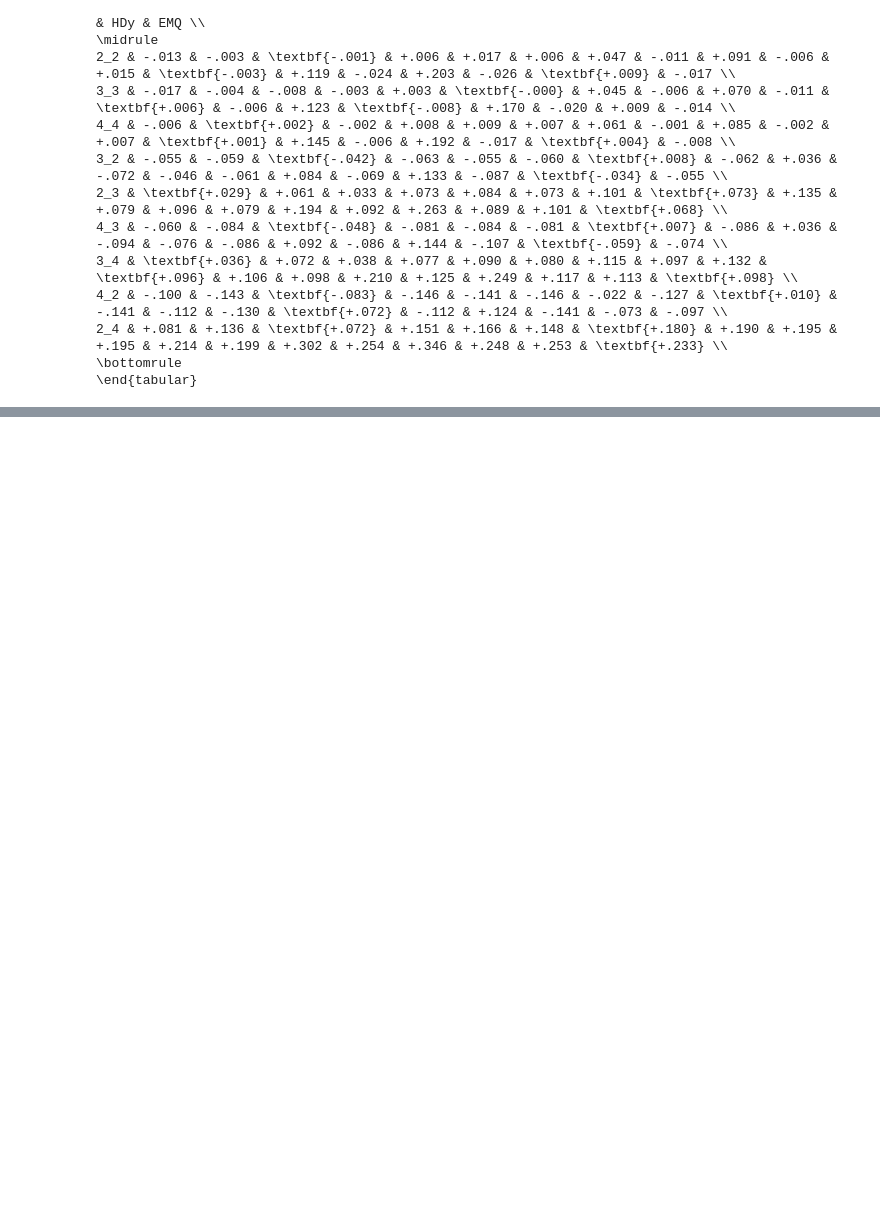
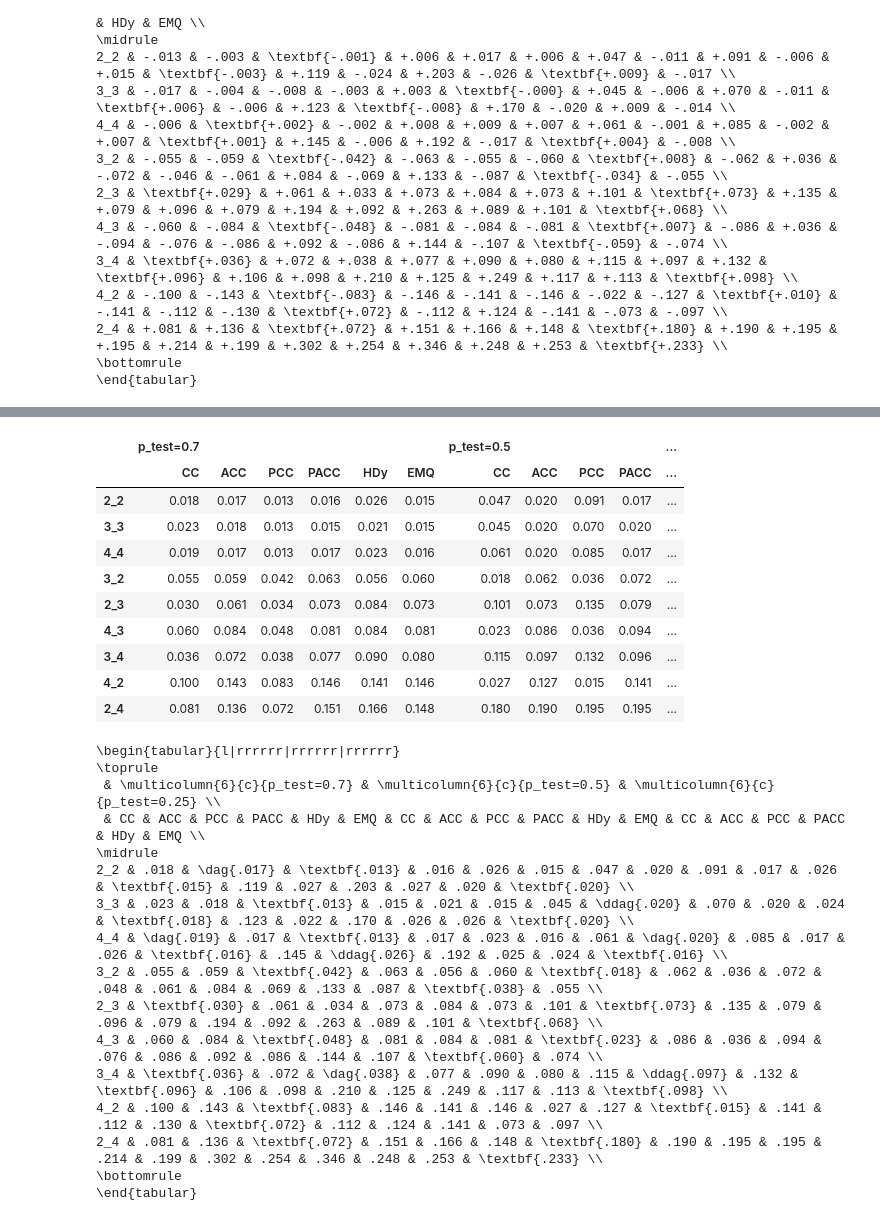
Before and after one commit to pglez82/quant_datasetshift, a Jupyter notebook: analyze_results_concept.ipynb, the cells around one changed output, grey strips where cells are left out. Saved outputs shown, nothing was run; the diff lists cells and outputs as text; code cells hidden in the pictures; blank space fills up the shorter version.

```diff
--- a/analyze_results_concept.ipynb
+++ b/analyze_results_concept.ipynb
@@ -132,17 +199,15 @@ for p_test in ps_test:
 # %%
+quantificators = ["CC", "ACC", "PCC", "PACC", "HDy", "EMQ"]
 columns = pd.MultiIndex.from_product([["p_test={}".format(p_test) for p_test in ps_test],quantificators])
 global_results = pd.DataFrame(columns = columns,index=order)
 for i, p_test in enumerate(ps_test):
     for k,quant_name in enumerate(quantificators):
         exp_id = "%s_%f" % (quant_name,p_test)
-        results = pd.read_csv("results/concept/results_%s_%s.csv" % (dateexperiment,quant_name),index_col=0)
+        results = results_dict[quant_name]
         results = results.loc[results['p_test'] == p_test]
-        results['cut_points'] = results['cut_point_train'].astype(str)+'_'+results['cut_point_test'].astype(str)
-        results.cut_points = results.cut_points.astype("category")
-        results['cut_points'] = results.cut_points.cat.set_categories(order)
-        results = results.sort_values(["cut_points"])
         results = results.groupby(by=['cut_points'])['error'].mean()
         global_results.loc[:, (["p_test={}".format(p_test)], [quant_name])] = results
+
 
 
 #In this case we want to highlight the smaller values in absolute value. We cannot use the functions hightlight_max or min. Need to compute them and then use set_properties
@@ -186,0 +256,70 @@ print(global_results_style.to_latex(multicol_align='c',hrules=True,column_format
+# %%
+from utils.wilcoxon import wilcoxon_test
+
+quantificators = ["CC", "ACC", "PCC", "PACC", "HDy", "EMQ"]
+columns = pd.MultiIndex.from_product([["p_test={}".format(p_test) for p_test in ps_test],quantificators])
+global_results = pd.DataFrame(columns = columns,index=order)
+for i, p_test in enumerate(ps_test):
+    for k,quant_name in enumerate(quantificators):
+        exp_id = "%s_%f" % (quant_name,p_test)
+        results = results_dict[quant_name]
+        results = results.loc[results['p_test'] == p_test]
+        results = results.groupby(by=['cut_points'])['MAE'].mean()
+        global_results.loc[:, (["p_test={}".format(p_test)], [quant_name])] = results
+
+global_results_style = global_results.style.format('{:.3f}')
+
+for i, p_test in enumerate(ps_test):
+    #We want to make a statistical test for each row, to compare methods for the same degree of covariate shift
+    for i,r in global_results.loc[:, (["p_test={}".format(p_test)])].iterrows():
+        #compute the best method for this experiment
+        cut_points = r.name
+        best = r.index[r.argmin()]
+        p_test = float(best[0][7:])
+        best_method = best[1]
+        #print("Computing statistical test for experiment covariate degree=%f, p_test=%s. Winner method %s" % (covariate_measure,p_test,best_method))
+        #Get data for the winner method
+        results_best = results_dict[best_method].loc[(results_dict[best_method]['p_test']==p_test) & (results_dict[best_method]['cut_points']==cut_points),'error'].to_numpy()
+        #We need to get all the rows in results that matches this experiment for each method
+        for quant_name in quantificators:
+            if quant_name!=best_method:
+                #print("Comparing %s with %s" % (best_method,quant_name))
+                results_method = results_dict[quant_name].loc[(results_dict[quant_name]['p_test']==p_test) & (results_dict[quant_name]['cut_points']==cut_points),'error'].to_numpy()
+                global_results_style.set_properties(subset=(cut_points, (best[0],quant_name)),**wilcoxon_test(results_best,results_method))
+
+
+
+global_results_style = global_results_style.highlight_min(
+    axis=1,props='textbf:--rwrap;',subset=(["p_test={}".format(ps_test[0])])).highlight_min(
+    axis=1,props='textbf:--rwrap;',subset=(["p_test={}".format(ps_test[1])])).highlight_min(
+    axis=1,props='textbf:--rwrap;',subset=(["p_test={}".format(ps_test[2])]))
+display(global_results_style)
+print(global_results_style.to_latex(hrules=True,multicol_align='c',column_format='l|rrrrrr|rrrrrr|rrrrrr').replace(' 0.',' .').replace('{0.','{.'))
+# %% [output]
+|  | p_test=0.7 |  |  |  |  |  | p_test=0.5 |  |  |  | ... |
+|  | CC | ACC | PCC | PACC | HDy | EMQ | CC | ACC | PCC | PACC | ... |
+| 2_2 | 0.018 | 0.017 | 0.013 | 0.016 | 0.026 | 0.015 | 0.047 | 0.020 | 0.091 | 0.017 | ... |
+| 3_3 | 0.023 | 0.018 | 0.013 | 0.015 | 0.021 | 0.015 | 0.045 | 0.020 | 0.070 | 0.020 | ... |
+| 4_4 | 0.019 | 0.017 | 0.013 | 0.017 | 0.023 | 0.016 | 0.061 | 0.020 | 0.085 | 0.017 | ... |
+| 3_2 | 0.055 | 0.059 | 0.042 | 0.063 | 0.056 | 0.060 | 0.018 | 0.062 | 0.036 | 0.072 | ... |
+| 2_3 | 0.030 | 0.061 | 0.034 | 0.073 | 0.084 | 0.073 | 0.101 | 0.073 | 0.135 | 0.079 | ... |
+| 4_3 | 0.060 | 0.084 | 0.048 | 0.081 | 0.084 | 0.081 | 0.023 | 0.086 | 0.036 | 0.094 | ... |
+| 3_4 | 0.036 | 0.072 | 0.038 | 0.077 | 0.090 | 0.080 | 0.115 | 0.097 | 0.132 | 0.096 | ... |
+| 4_2 | 0.100 | 0.143 | 0.083 | 0.146 | 0.141 | 0.146 | 0.027 | 0.127 | 0.015 | 0.141 | ... |
+| 2_4 | 0.081 | 0.136 | 0.072 | 0.151 | 0.166 | 0.148 | 0.180 | 0.190 | 0.195 | 0.195 | ... |
+\begin{tabular}{l|rrrrrr|rrrrrr|rrrrrr}
+\toprule
+ & \multicolumn{6}{c}{p_test=0.7} & \multicolumn{6}{c}{p_test=0.5} & \multicolumn{6}{c}{p_test=0.25} \\
+ & CC & ACC & PCC & PACC & HDy & EMQ & CC & ACC & PCC & PACC & HDy & EMQ & CC & ACC & PCC & PACC & HDy & EMQ \\
+\midrule
+2_2 & .018 & \dag{.017} & \textbf{.013} & .016 & .026 & .015 & .047 & .020 & .091 & .017 & .026 & \textbf{.015} & .119 & .027 & .203 & .027 & .020 & \textbf{.020} \\
+3_3 & .023 & .018 & \textbf{.013} & .015 & .021 & .015 & .045 & \ddag{.020} & .070 & .020 & .024 & \textbf{.018} & .123 & .022 & .170 & .026 & .026 & \textbf{.020} \\
+4_4 & \dag{.019} & .017 & \textbf{.013} & .017 & .023 & .016 & .061 & \dag{.020} & .085 & .017 & .026 & \textbf{.016} & .145 & \ddag{.026} & .192 & .025 & .024 & \textbf{.016} \\
+3_2 & .055 & .059 & \textbf{.042} & .063 & .056 & .060 & \textbf{.018} & .062 & .036 & .072 & .048 & .061 & .084 & .069 & .133 & .087 & \textbf{.038} & .055 \\
+2_3 & \textbf{.030} & .061 & .034 & .073 & .084 & .073 & .101 & \textbf{.073} & .135 & .079 & .096 & .079 & .194 & .092 & .263 & .089 & .101 & \textbf{.068} \\
+4_3 & .060 & .084 & \textbf{.048} & .081 & .084 & .081 & \textbf{.023} & .086 & .036 & .094 & .076 & .086 & .092 & .086 & .144 & .107 & \textbf{.060} & .074 \\
+3_4 & \textbf{.036} & .072 & \dag{.038} & .077 & .090 & .080 & .115 & \ddag{.097} & .132 & \textbf{.096} & .106 & .098 & .210 & .125 & .249 & .117 & .113 & \textbf{.098} \\
+4_2 & .100 & .143 & \textbf{.083} & .146 & .141 & .146 & .027 & .127 & \textbf{.015} & .141 & .112 & .130 & \textbf{.072} & .112 & .124 & .141 & .073 & .097 \\
+2_4 & .081 & .136 & \textbf{.072} & .151 & .166 & .148 & \textbf{.180} & .190 & .195 & .195 & .214 & .199 & .302 & .254 & .346 & .248 & .253 & \textbf{.233} \\
+\bottomrule
+\end{tabular}
```
Also changed, not shown: parts of 9 cells of this notebook, 2 other files.
